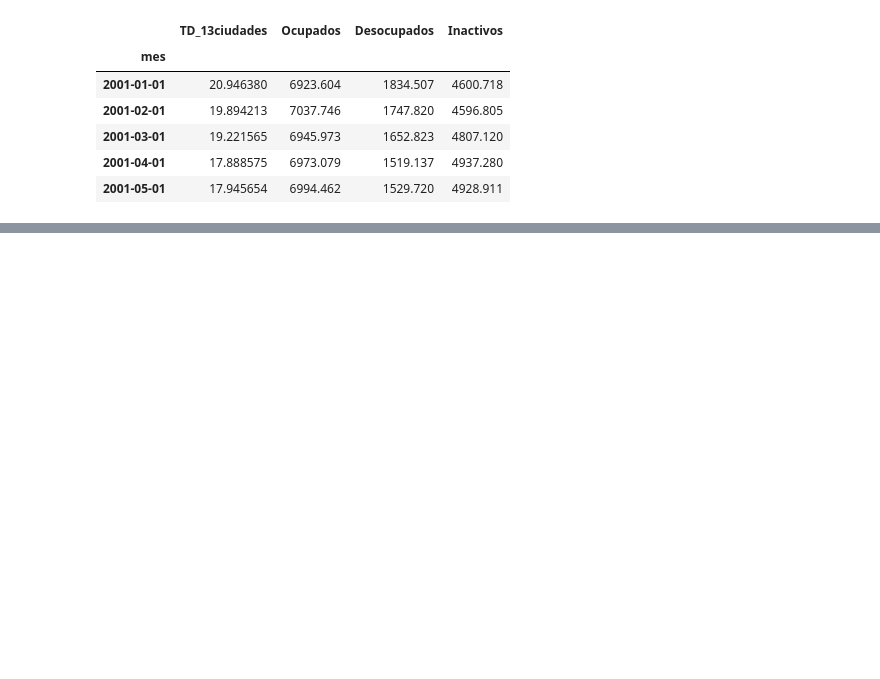
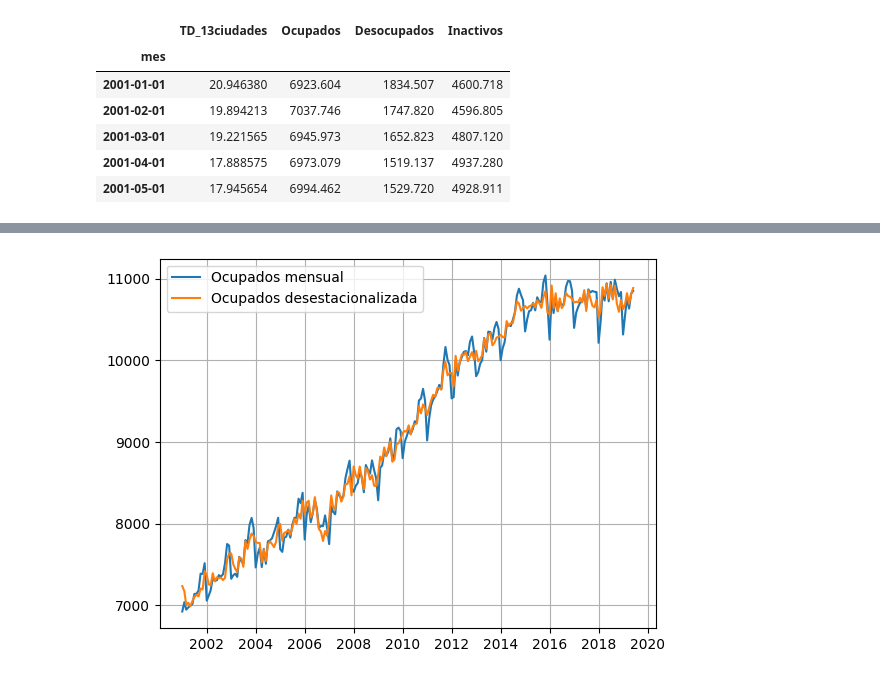
Before and after one commit to DarkLord0404/AAIII, a Jupyter notebook: Taller1.ipynb, the cells around one changed output, grey strips where cells are left out. Saved outputs shown, nothing was run; the diff lists cells and outputs as text; code cells hidden in the pictures; blank space fills up the shorter version.

```diff
--- a/Taller1.ipynb
+++ b/Taller1.ipynb
@@ -40,0 +49,10 @@ plt.show()
+# %%
+td_desestacionalizada = data["Ocupados"]-td_componentes.seasonal
+
+plt.plot(data[["Ocupados"]],label="Ocupados mensual")
+plt.plot(td_desestacionalizada,label="Ocupados desestacionalizada")
+plt.legend()
+plt.grid()
+plt.show()
+# %% [output]
+[figure, added]
```
Also changed, not shown: parts of 29 cells of this notebook, 1 other file.
